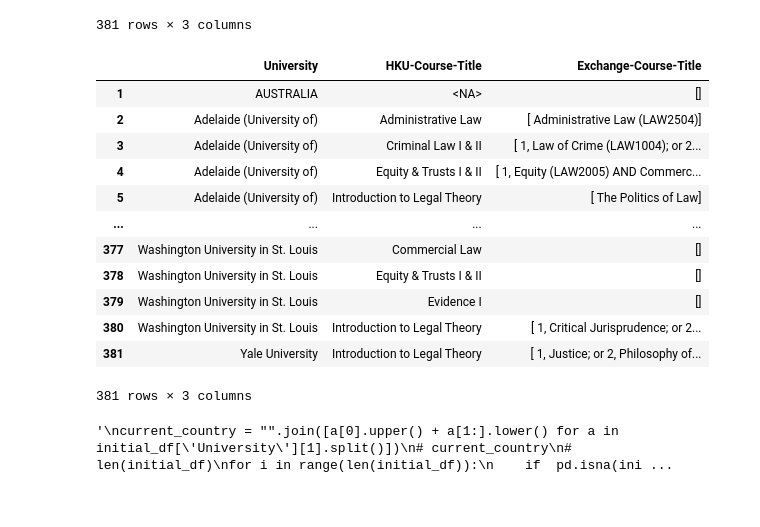
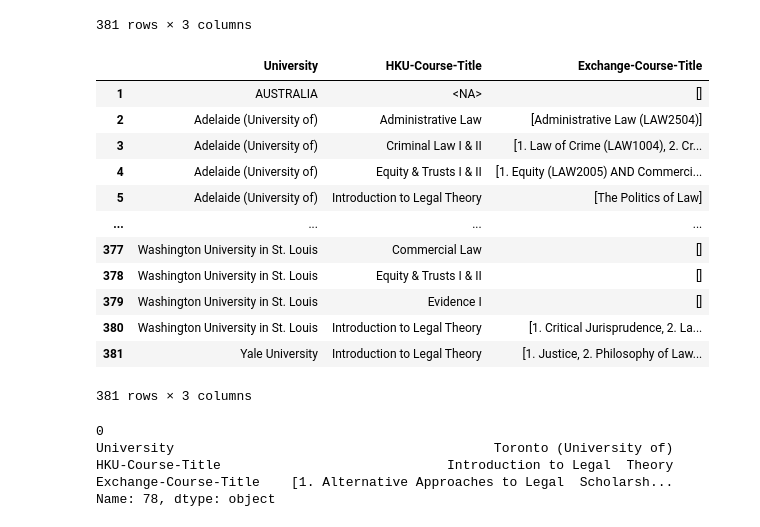
Before and after one commit to aatmiyasilwal/HKU-Credit-Transfer-Database, a Jupyter notebook: backend/law_scraper.ipynb, the cells around one changed output. Cells and saved outputs as stored; diff of their text form; code cells hidden in the pictures.

```diff
--- a/backend/law_scraper.ipynb
+++ b/backend/law_scraper.ipynb
@@ -28,6 +28,7 @@ initial_df = initial_df[1:]
 initial_df = initial_df.map(lambda x: x.replace('\n', ' ') if isinstance(x, str) else x)
 initial_df = initial_df.map(lambda x: x.replace('S Approved', 'Approved') if isinstance(x, str) else x)
 initial_df = initial_df.map(lambda x: x.replace('Approved', '') if isinstance(x, str) else x)
+initial_df = initial_df.map(lambda x: x.replace('ince it is a compulsory for students  wishing to practice in Queensland,  exchange students may not be allowed  to take the course', '') if isinstance(x, str) else x)
 
 initial_df
 # %% [output]
@@ -97,38 +97,42 @@ For example, when doing 'df[col].method(value, inplace=True)', try using 'df.met
 | 381 | Yale University | Introduction to Legal Theory | 1. Justice; or 2. Philosophy of L... |
 381 rows × 3 columns
 # %%
-# Function to split the string into a list
+# function to split the string into a list
 def split_courses(course_title):
     if pd.isna(course_title):
         return []
-    return course_title.split(r'\d+.\ ')
-
-# Apply the function to the 'Exchange-Course-Title' column
-initial_df['Exchange-Course-Title'] = initial_df['Exchange-Course-Title'].apply(split_courses)
-initial_df
+    course_title = course_title.strip()
+    return(course_title.split("; or"))
-# %% [output]
-|  | University | HKU-Course-Title | Exchange-Course-Title |
-| 1 | AUSTRALIA | <NA> | [] |
-| 2 | Adelaide (University of) | Administrative Law | [ Administrative Law (LAW2504)] |
-| 3 | Adelaide (University of) | Criminal Law I & II | [ 1, Law of Crime (LAW1004); or 2... |
-| 4 | Adelaide (University of) | Equity & Trusts I & II | [ 1, Equity (LAW2005) AND Commerc... |
-| 5 | Adelaide (University of) | Introduction to Legal Theory | [ The Politics of Law] |
-| ... | ... | ... | ... |
-| 377 | Washington University in St. Louis | Commercial Law | [] |
-| 378 | Washington University in St. Louis | Equity & Trusts I & II | [] |
-| 379 | Washington University in St. Louis | Evidence I | [] |
-| 380 | Washington University in St. Louis | Introduction to Legal Theory | [ 1, Critical Jurisprudence; or 2... |
-| 381 | Yale University | Introduction to Legal Theory | [ 1, Justice; or 2, Philosophy of... |
-381 rows × 3 columns
-# %%
-# initial_df.to_csv('random_test.csv', index=False)
-'''
-current_country = "".join([a[0].upper() + a[1:].lower() for a in initial_df['University'][1].split()])
-# current_country
-# len(initial_df)
-for i in range(len(initial_df)):
-    if  pd.isna(initial_df['HKU-Course-Title'].iloc[i]) and pd.isna(initial_df['Exchange-Course-Title'].iloc[i]):
-        print(initial_df['University'].iloc[i])
-'''
-# %% [output]
-'\ncurrent_country = "".join([a[0].upper() + a[1:].lower() for a in initial_df[\'University\'][1].split()])\n# current_country\n# len(initial_df)\nfor i in range(len(initial_df)):\n    if  pd.isna(ini ...
+# %%
+# apply the function to the 'Exchange-Course-Title' column
+test_df = initial_df.copy()
+test_df['Exchange-Course-Title'] = test_df['Exchange-Course-Title'].apply(split_courses)
+test_df
+# %% [output]
+|  | University | HKU-Course-Title | Exchange-Course-Title |
+| 1 | AUSTRALIA | <NA> | [] |
+| 2 | Adelaide (University of) | Administrative Law | [Administrative Law (LAW2504)] |
+| 3 | Adelaide (University of) | Criminal Law I & II | [1. Law of Crime (LAW1004), 2. Cr... |
+| 4 | Adelaide (University of) | Equity & Trusts I & II | [1. Equity (LAW2005) AND Commerci... |
+| 5 | Adelaide (University of) | Introduction to Legal Theory | [The Politics of Law] |
+| ... | ... | ... | ... |
+| 377 | Washington University in St. Louis | Commercial Law | [] |
+| 378 | Washington University in St. Louis | Equity & Trusts I & II | [] |
+| 379 | Washington University in St. Louis | Evidence I | [] |
+| 380 | Washington University in St. Louis | Introduction to Legal Theory | [1. Critical Jurisprudence, 2. La... |
+| 381 | Yale University | Introduction to Legal Theory | [1. Justice, 2. Philosophy of Law... |
+381 rows × 3 columns
+# %%
+for i in range(1, len(test_df)):
+    if pd.isna(test_df['HKU-Course-Title'].iloc[i]) and test_df['Exchange-Course-Title'].iloc[i] != []:
+        test_df['Exchange-Course-Title'].iloc[i - 1].extend(test_df['Exchange-Course-Title'].iloc[i])
+        test_df['Exchange-Course-Title'].iloc[i] = []
+
+# check if merged
+# test_df.loc[78]
+# %% [output]
+0
+University                                         Toronto (University of)
+HKU-Course-Title                             Introduction to Legal  Theory
+Exchange-Course-Title    [1. Alternative Approaches to Legal  Scholarsh...
+Name: 78, dtype: object
```
Also changed, not shown: parts of 6 cells of this notebook, 1 other file.
